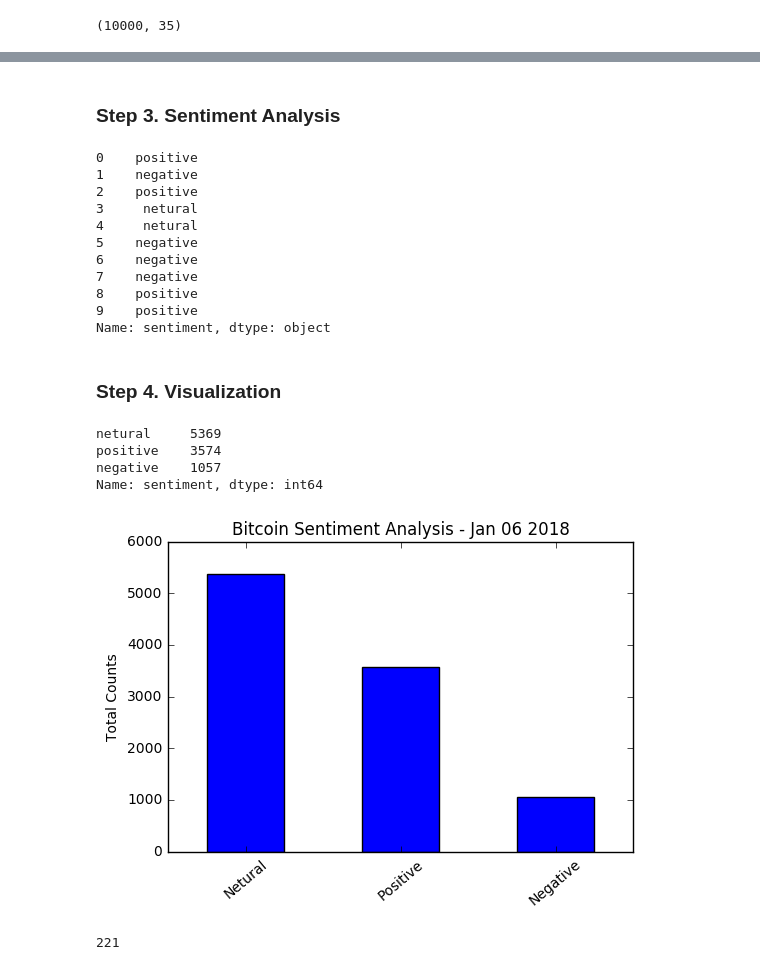
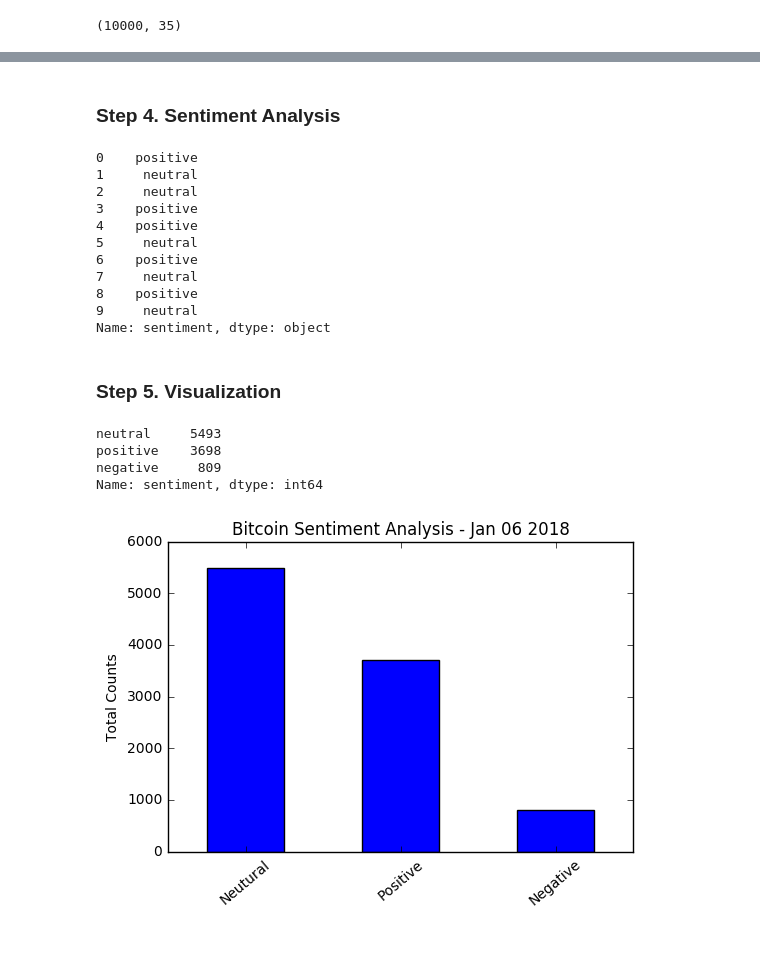
Before and after one commit to jhli973/Projects, a Jupyter notebook: tweetSentimentAnalysis/Sentiment Analysis of Bitcoin.ipynb, the cells around one changed output, grey strips where cells are left out. Drawn from its saved outputs; the diff is of its cells as text; code cells hidden in the pictures.

```diff
--- a/tweetSentimentAnalysis/Sentiment Analysis of Bitcoin.ipynb
+++ b/tweetSentimentAnalysis/Sentiment Analysis of Bitcoin.ipynb
@@ -29,8 +62,8 @@ tweets.shape
 # %% [markdown]
-### Step 3. Sentiment Analysis
+### Step 4. Sentiment Analysis
 # %%
 def sentimentEvaluation(t):
-    from textblob import TextBlob
+
     blob = TextBlob(t)
     sentiment = blob.sentiment.polarity
     if sentiment > 0:
@@ -38,21 +71,21 @@ def sentimentEvaluation(t):
     elif sentiment < 0:
         return "negative"
     else:
-        return "netural"
+        return "neutral"
 # %%
 tweets['sentiment'] = tweets['text'].map(lambda tx: sentimentEvaluation(tx))
 tweets['sentiment'][:10]
 # %% [output]
 0    positive
-1    negative
-2    positive
-3     netural
-4     netural
-5    negative
-6    negative
-7    negative
+1     neutral
+2     neutral
+3    positive
+4    positive
+5     neutral
+6    positive
+7     neutral
 8    positive
-9    positive
+9     neutral
 Name: sentiment, dtype: object
 # %% [markdown]
-### Step 4. Visualization
+### Step 5. Visualization
@@ -63,18 +93,18 @@ import matplotlib.pyplot as plt
 senti_sum = tweets.sentiment.value_counts()
 senti_sum
 # %% [output]
-netural     5369
-positive    3574
-negative    1057
+neutral     5493
+positive    3698
+negative     809
 Name: sentiment, dtype: int64
 # %%
 #fig = plt.figure(figsize=(6,4))
 senti_sum.plot(kind='bar')
 
 plt.title('Bitcoin Sentiment Analysis - Jan 06 2018')
 plt.ylabel('Total Counts')
-plt.xticks(range(3), ('Netural', 'Positive', 'Negative'), rotation=40)
+plt.xticks(range(3), ('Neutural', 'Positive', 'Negative'), rotation=40)
 plt.savefig("sentiment.png")
 plt.show()
 # %% [output]
-[figure, old version]
+[figure, new version]
@@ -84,6 +110,0 @@ import string
-# %%
-stopwords = list(STOPWORDS) + list(string.punctuation) + ["http", "https", "RT"]
-
-len(stopwords)
-# %% [output]
-221
```
Also changed, not shown: parts of 9 cells of this notebook, 2 other files.
